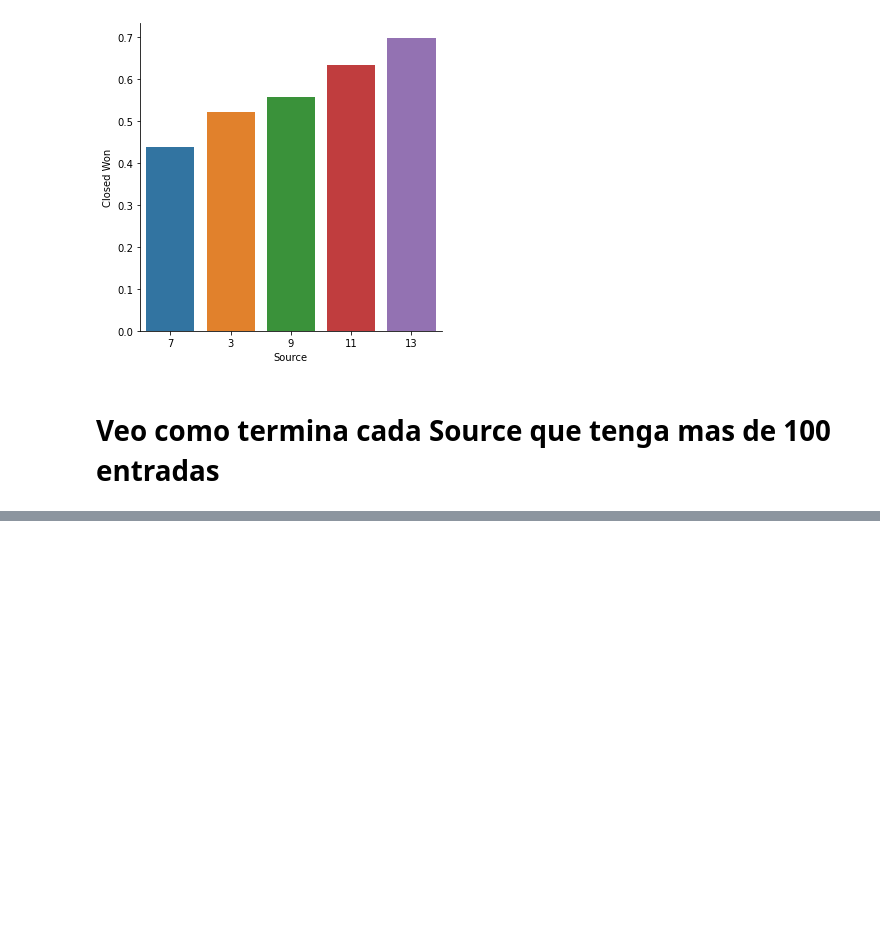
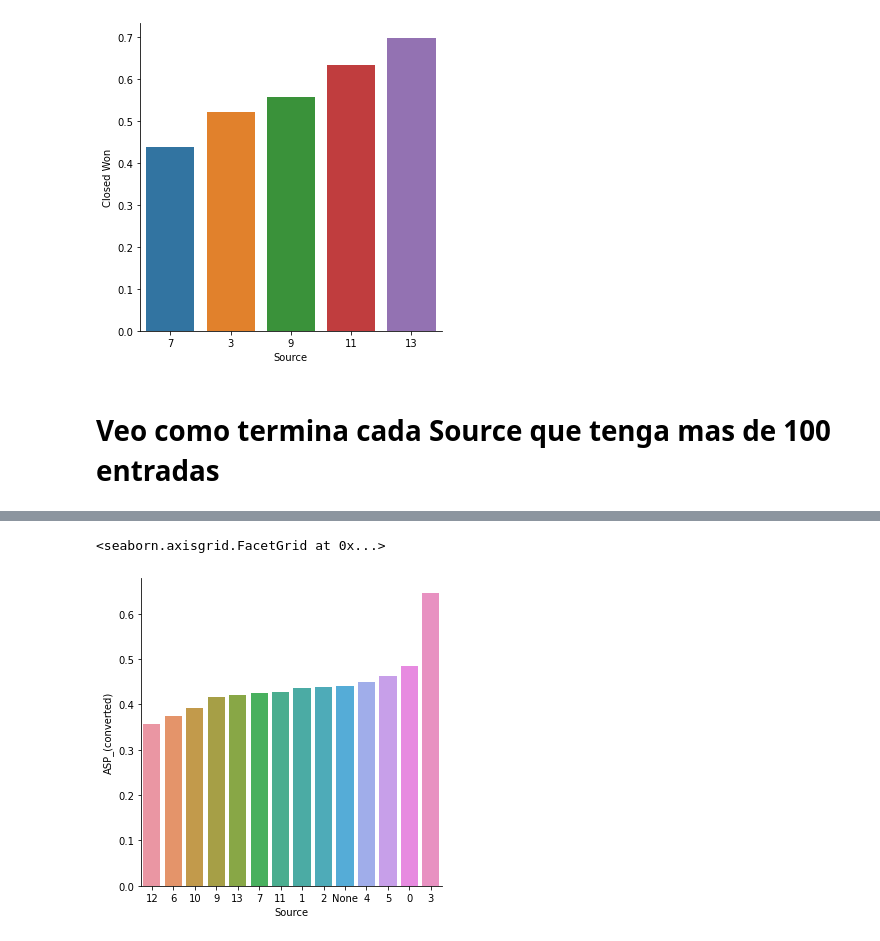
Before and after one commit to RiedelNicolas/75.06-2C2020-TP1, a Jupyter notebook: Source Analysis.ipynb, the cells around one changed output, grey strips where cells are left out. Saved outputs shown, nothing was run; the diff lists cells and outputs as text; code cells hidden in the pictures; blank space fills up the shorter version.

```diff
--- a/Source Analysis.ipynb
+++ b/Source Analysis.ipynb
@@ -137,0 +137,5 @@ sns.catplot(x="Source",y="Cantidad",hue="Stage",data=sourcesVsStage,kind="bar")
+# %%
+aspBySource = opportunities[["Source","ASP_(converted)"]].groupby("Source").agg({"ASP_(converted)":"mean"}).sort_values(by="ASP_(converted)")
+aspBySource.reset_index(inplace=True)
+aspBySource["Source"] = aspBySource["Source"].apply(lambda x: x.replace("Source_",""))
+aspBySource
@@ -137,0 +158,6 @@ sns.catplot(x="Source",y="Cantidad",hue="Stage",data=sourcesVsStage,kind="bar")
+# %%
+sns.catplot(kind="bar",x="Source",y="ASP_(converted)",data=aspBySource)
+#Meh, lo unico q puedo decir es que la source 3 tiene un precio considerablemente mas alto que las otras
+# %% [output]
+<seaborn.axisgrid.FacetGrid at 0x...>
+[figure, added]
```
Also changed, not shown: parts of 5 cells of this notebook.
